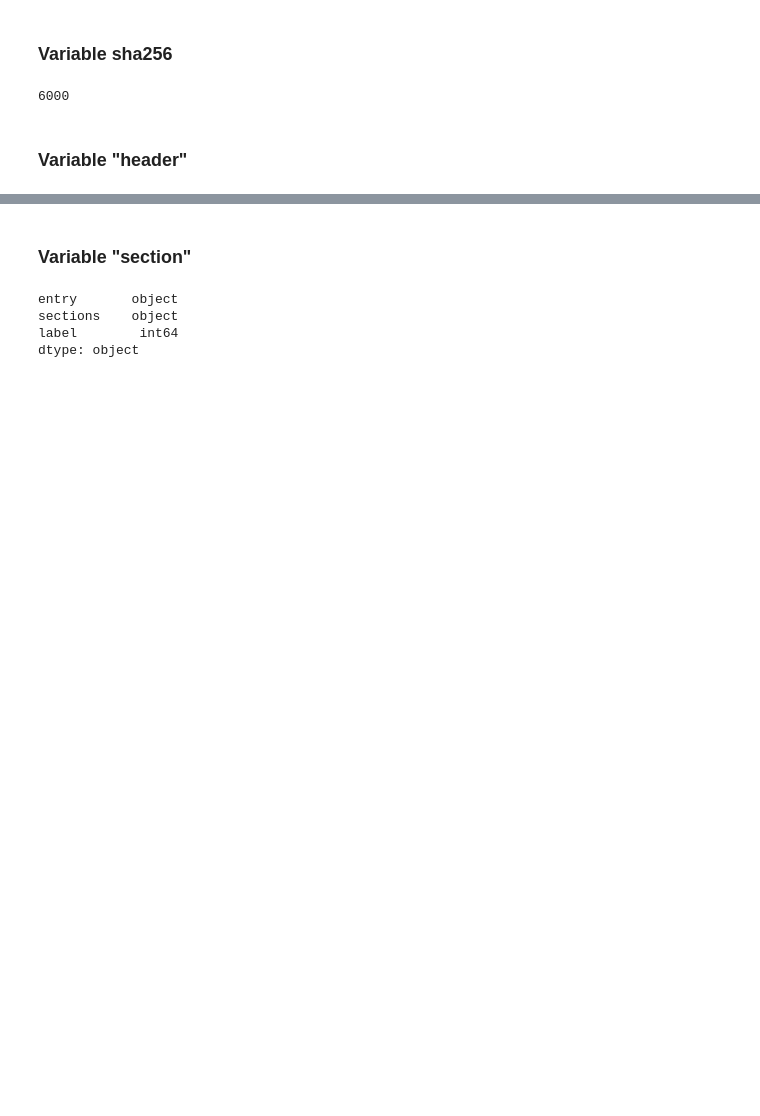
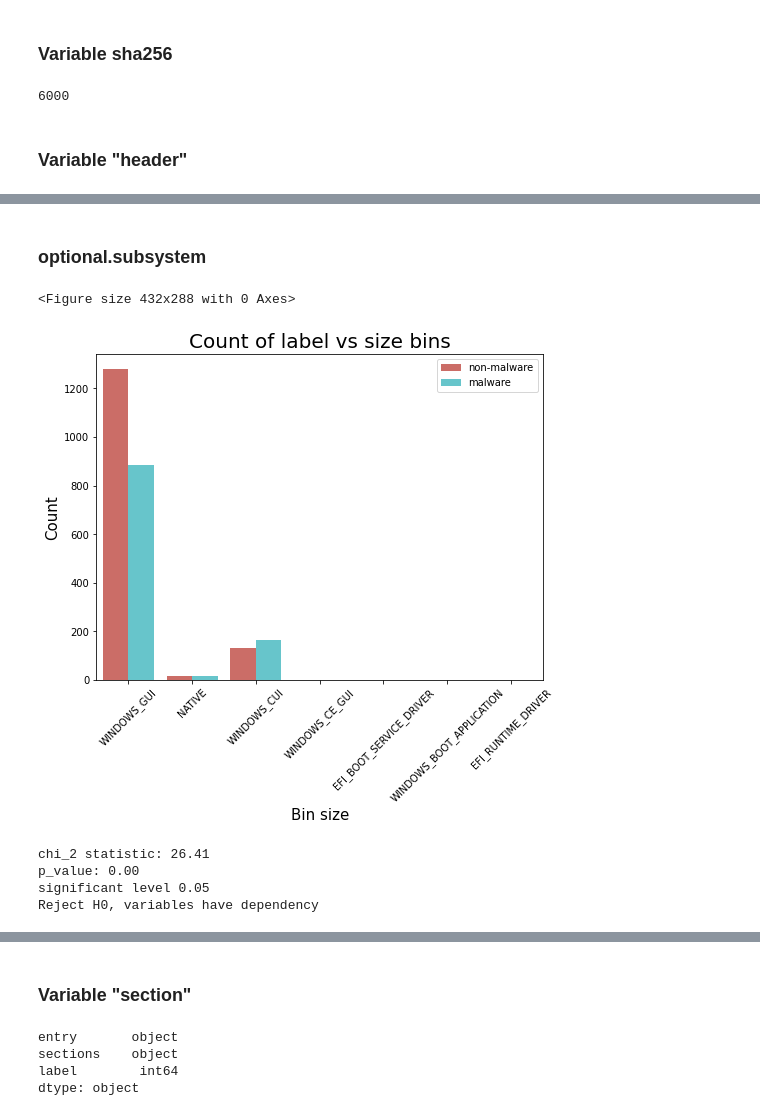
Before and after one commit to patrycjapiechowicz/cybersec, a Jupyter notebook: notebooks/EDA - header, sha256, section.ipynb, the cells around one changed output, grey strips where cells are left out. Cells and saved outputs as stored; diff of their text form; code cells hidden in the pictures; blank space fills up the shorter version.

```diff
--- a/notebooks/EDA - header, sha256, section.ipynb
+++ b/notebooks/EDA - header, sha256, section.ipynb
@@ -65,0 +173,12 @@ header.head(2)
+# %% [markdown]
+### optional.subsystem
+# %%
+plot_chi(header,'optional.subsystem')
+# do not exclude
+# %% [output]
+<Figure size 432x288 with 0 Axes>
+[figure, added]
+chi_2 statistic: 26.41
+p_value: 0.00
+significant level 0.05
+Reject H0, variables have dependency
```
Also changed, not shown: parts of 40 cells of this notebook.
